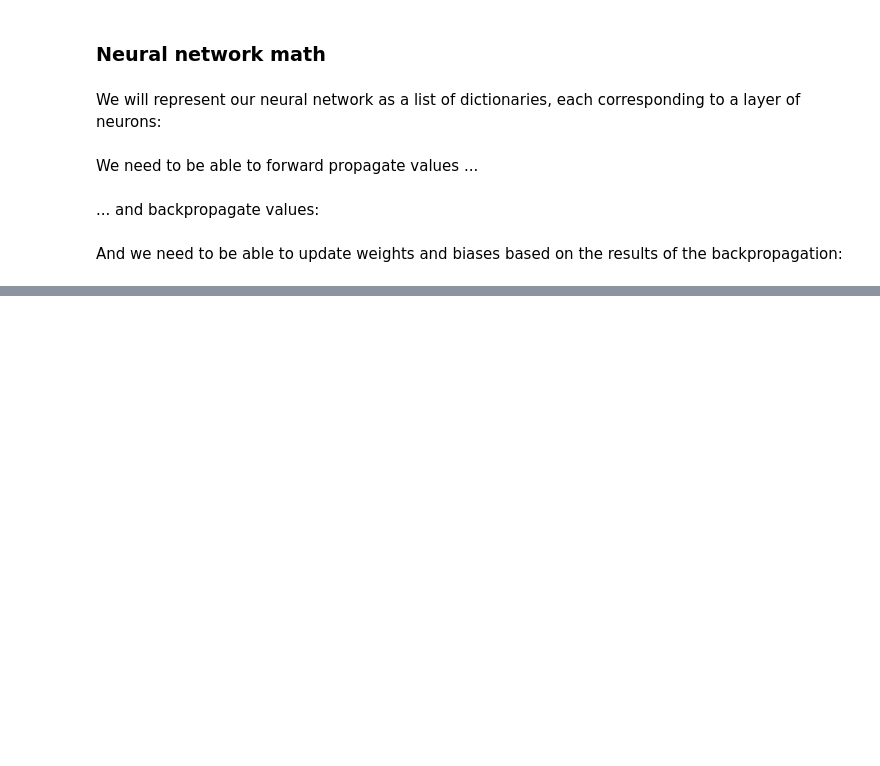
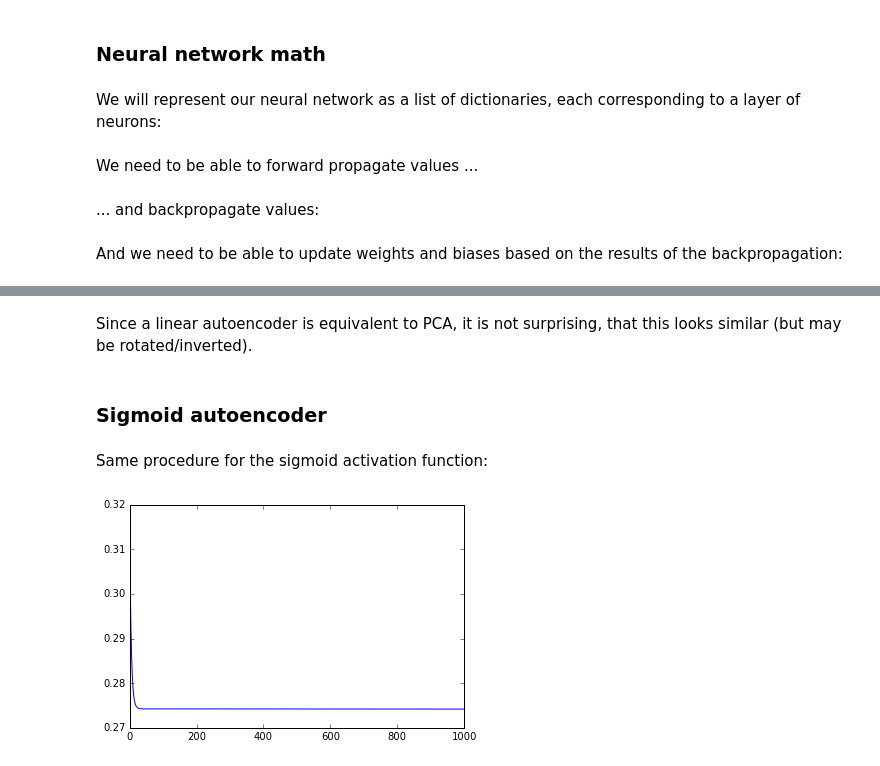
Before and after one commit to kwichmann/PCA_and_autoencoders, a Jupyter notebook: PCA and autoencoders.ipynb, the cells around one changed output, grey strips where cells are left out. Saved outputs shown, nothing was run; the diff lists cells and outputs as text; code cells hidden in the pictures; blank space fills up the shorter version.

```diff
--- a/PCA and autoencoders.ipynb
+++ b/PCA and autoencoders.ipynb
@@ -219,0 +276,14 @@ def gradient_descent(learning_rate):
+# %% [markdown]
+Since a linear autoencoder is equivalent to PCA, it is not surprising, that this looks similar (but may be rotated/inverted).
+# %% [markdown]
+### Sigmoid autoencoder
+# %% [markdown]
+Same procedure for the sigmoid activation function:
+# %%
+layers, error_history = trainAE(sigmoid, 1, 1000)
+
+# Plot error history
+plt.plot(range(1000), error_history)
+plt.show()
+# %% [output]
+[figure, added]
```
Also changed, not shown: parts of 25 cells of this notebook.
